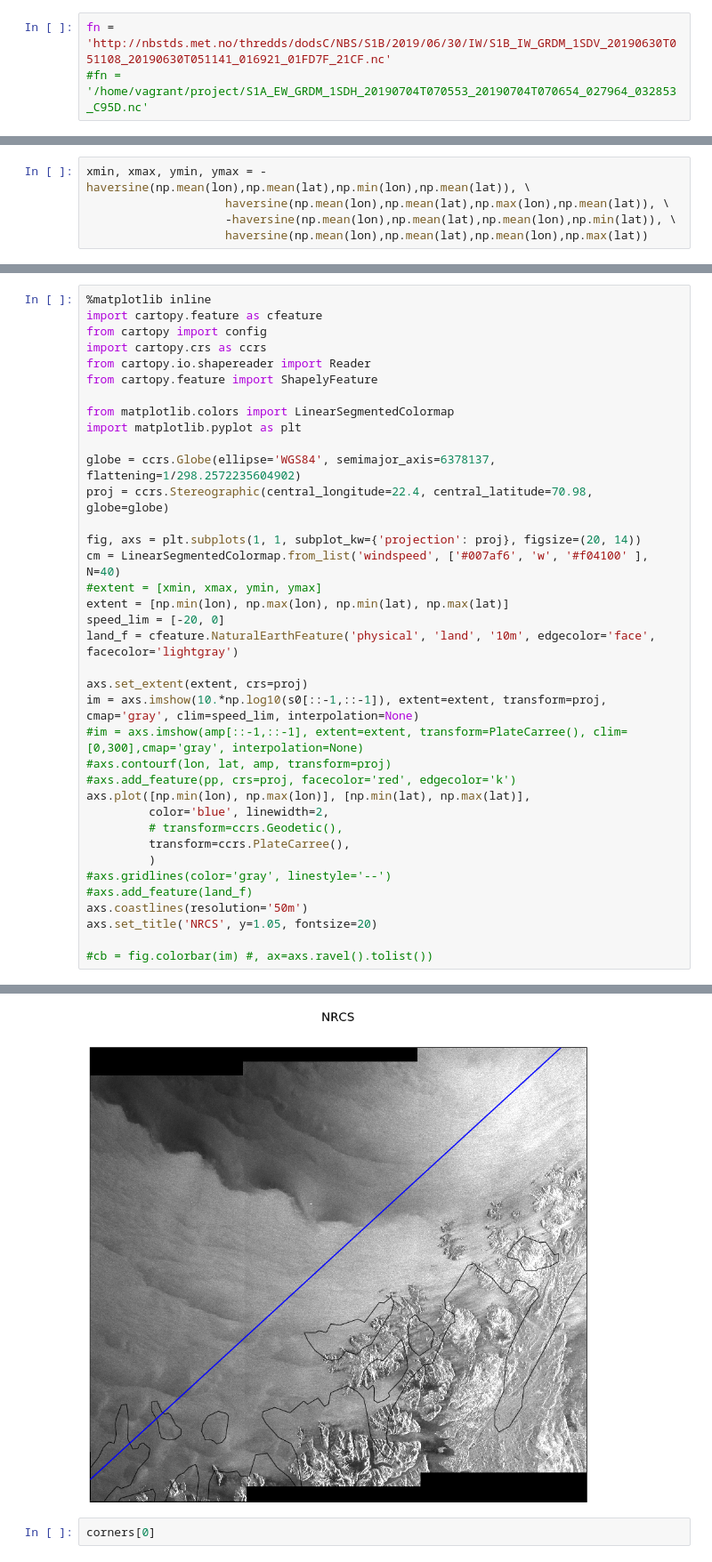
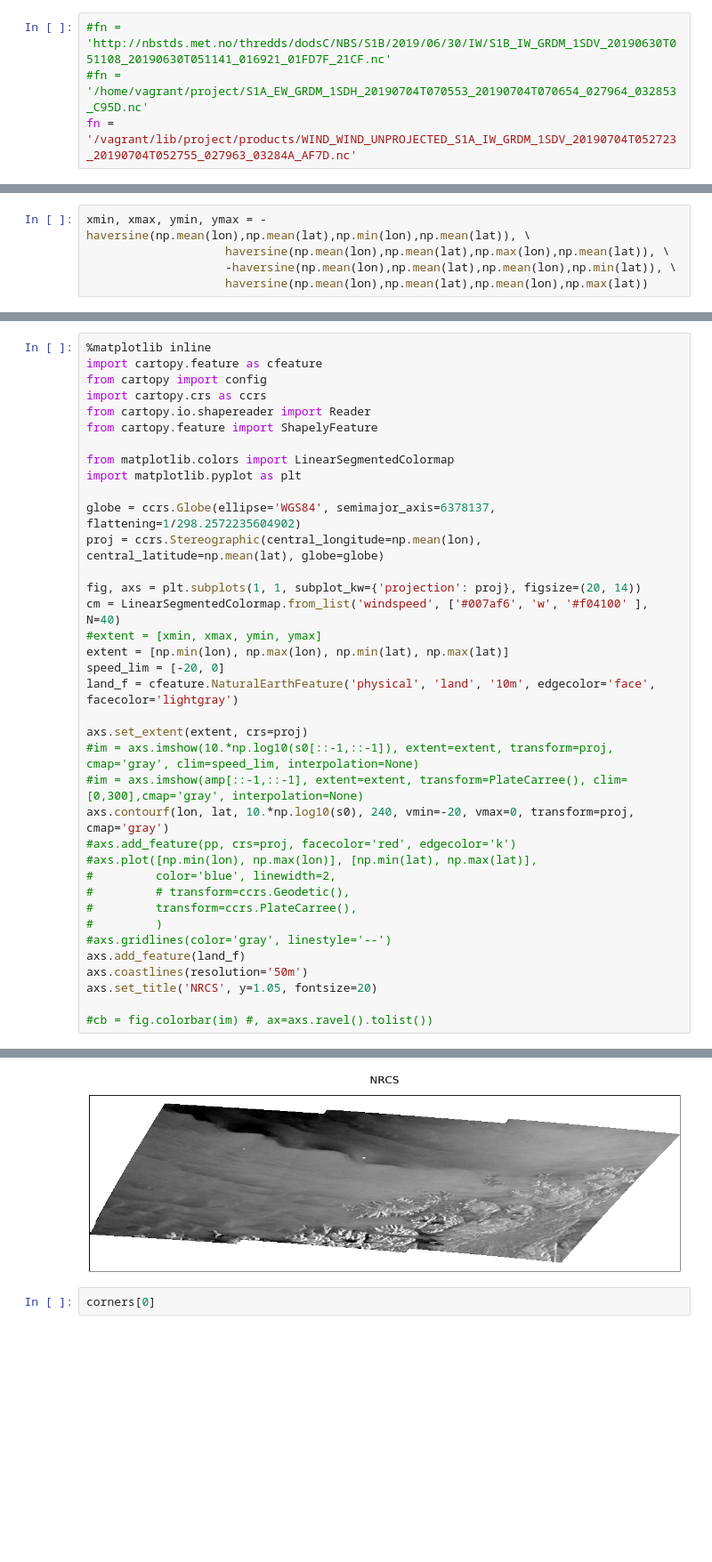
Before and after one commit to nansencenter/openwind, a Jupyter notebook: notebooks/Sentinel-1 wind.ipynb, the cells around one changed output, grey strips where cells are left out. Shown: that part at 89% size. Drawn from its saved outputs; the diff is of its cells as text; blank space fills up the shorter version.

```diff
--- a/notebooks/Sentinel-1 wind.ipynb
+++ b/notebooks/Sentinel-1 wind.ipynb
@@ -14,7 +14,8 @@ from nansat.tools import haversine
 from openwind import sar_wind
 from geospaas_wind.utils import wind_from_sar_and_arome_forecast
 # %%
-fn = 'http://nbstds.met.no/thredds/dodsC/NBS/S1B/2019/06/30/IW/S1B_IW_GRDM_1SDV_20190630T051108_20190630T051141_016921_01FD7F_21CF.nc'
+#fn = 'http://nbstds.met.no/thredds/dodsC/NBS/S1B/2019/06/30/IW/S1B_IW_GRDM_1SDV_20190630T051108_20190630T051141_016921_01FD7F_21CF.nc'
 #fn = '/home/vagrant/project/S1A_EW_GRDM_1SDH_20190704T070553_20190704T070654_027964_032853_C95D.nc'
+fn = '/vagrant/lib/project/products/WIND_WIND_UNPROJECTED_S1A_IW_GRDM_1SDV_20190704T052723_20190704T052755_027963_03284A_AF7D.nc'
 # %%
 n = Nansat(fn)
@@ -64,43 +59,43 @@ np.mean(lat)
 # %%
 %matplotlib inline
 import cartopy.feature as cfeature
 from cartopy import config
 import cartopy.crs as ccrs
 from cartopy.io.shapereader import Reader
 from cartopy.feature import ShapelyFeature
 
 from matplotlib.colors import LinearSegmentedColormap
 import matplotlib.pyplot as plt
 
 globe = ccrs.Globe(ellipse='WGS84', semimajor_axis=6378137, flattening=1/298.2572235604902)
-proj = ccrs.Stereographic(central_longitude=22.4, central_latitude=70.98, globe=globe)
+proj = ccrs.Stereographic(central_longitude=np.mean(lon), central_latitude=np.mean(lat), globe=globe)
 
 fig, axs = plt.subplots(1, 1, subplot_kw={'projection': proj}, figsize=(20, 14))
 cm = LinearSegmentedColormap.from_list('windspeed', ['#007af6', 'w', '#f04100' ], N=40)
 #extent = [xmin, xmax, ymin, ymax]
 extent = [np.min(lon), np.max(lon), np.min(lat), np.max(lat)]
 speed_lim = [-20, 0]
 land_f = cfeature.NaturalEarthFeature('physical', 'land', '10m', edgecolor='face', facecolor='lightgray')
 
 axs.set_extent(extent, crs=proj)
-im = axs.imshow(10.*np.log10(s0[::-1,::-1]), extent=extent, transform=proj, cmap='gray', clim=speed_lim, interpolation=None)
+#im = axs.imshow(10.*np.log10(s0[::-1,::-1]), extent=extent, transform=proj, cmap='gray', clim=speed_lim, interpolation=None)
 #im = axs.imshow(amp[::-1,::-1], extent=extent, transform=PlateCarree(), clim=[0,300],cmap='gray', interpolation=None)
-#axs.contourf(lon, lat, amp, transform=proj)
+axs.contourf(lon, lat, 10.*np.log10(s0), 240, vmin=-20, vmax=0, transform=proj, cmap='gray')
 #axs.add_feature(pp, crs=proj, facecolor='red', edgecolor='k')
-axs.plot([np.min(lon), np.max(lon)], [np.min(lat), np.max(lat)],
-         color='blue', linewidth=2,
-         # transform=ccrs.Geodetic(),
-         transform=ccrs.PlateCarree(),
-         )
+#axs.plot([np.min(lon), np.max(lon)], [np.min(lat), np.max(lat)],
+#         color='blue', linewidth=2,
+#         # transform=ccrs.Geodetic(),
+#         transform=ccrs.PlateCarree(),
+#         )
 #axs.gridlines(color='gray', linestyle='--')
-#axs.add_feature(land_f)
+axs.add_feature(land_f)
 axs.coastlines(resolution='50m')
 axs.set_title('NRCS', y=1.05, fontsize=20)
 
 #cb = fig.colorbar(im) #, ax=axs.ravel().tolist())
 # %% [output]
 Text(0.5, 1.05, 'NRCS')
-[figure, old version]
+[figure, new version]
 # %%
 corners[0]
 # %% [output]
```
Also changed, not shown: parts of 15 cells of this notebook, 1 other file.
